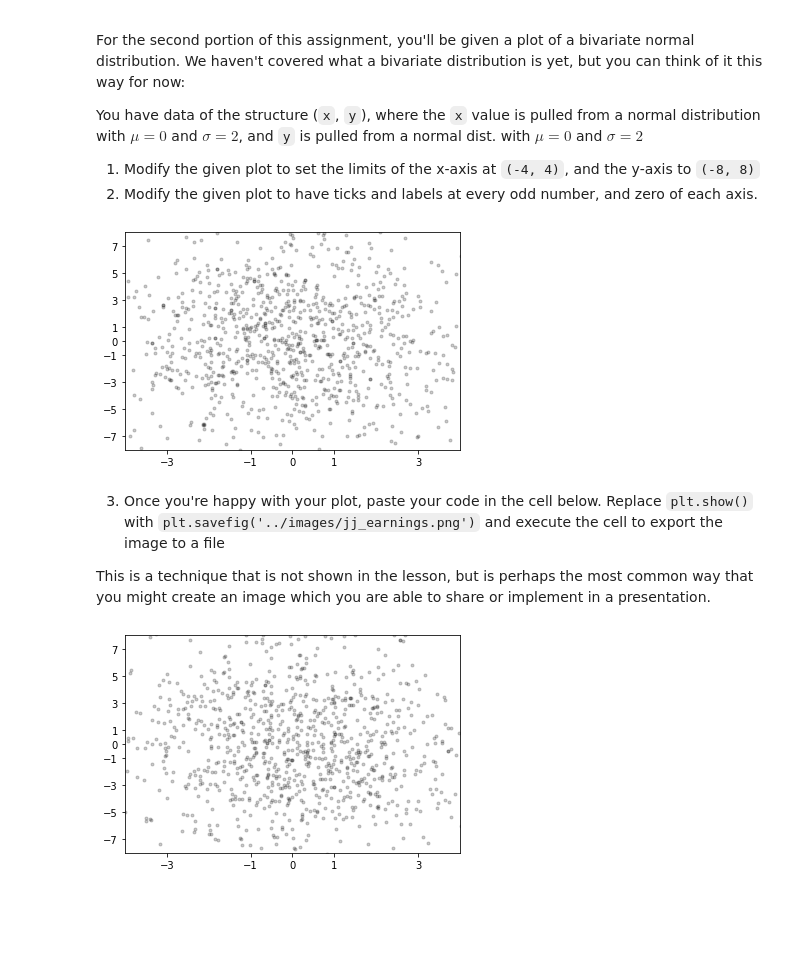
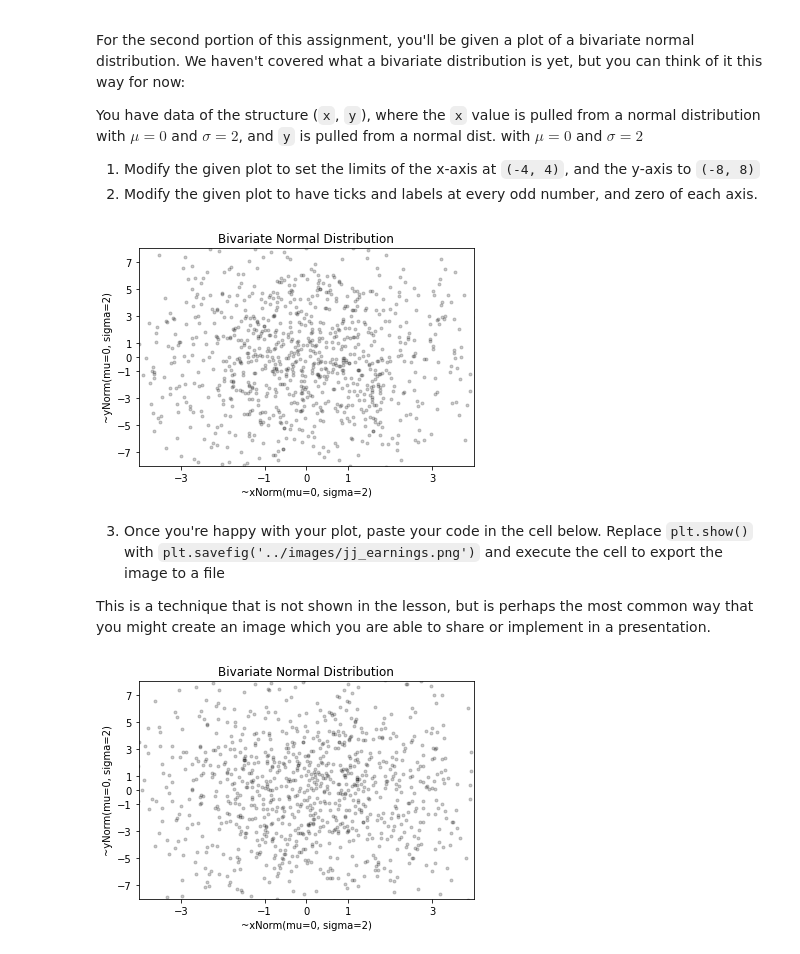
Before and after one commit to venGaza/ds-precourse-axes, a Jupyter notebook: notebooks/axes.ipynb, the cells around one changed output. Drawn from its saved outputs; the diff is of its cells as text; code cells hidden in the pictures; blank space fills up the shorter version.

```diff
--- a/notebooks/axes.ipynb
+++ b/notebooks/axes.ipynb
@@ -102,21 +108,24 @@ You have data of the structure (`x`, `y`), where the `x` value is pulled from a
 # %%
 # Modify this code to alter the axes
 
 import matplotlib.pyplot as plt
 import numpy as np
 
 x = np.random.normal(0, 2, 1000)
 y = np.random.normal(0, 4, 1000)
 plt.plot(x, y, 'ok', markersize=3, alpha=0.2)
 plt.xlim(-4,4)
 plt.ylim(-8,8)
 xlabels = [-3, -1, 0, 1, 3]
 ylabels = [-7, -5, -3, -1, 0, 1, 3, 5, 7]
 plt.xticks(xlabels)
 plt.yticks(ylabels)
+plt.title('Bivariate Normal Distribution')
+plt.xlabel('~xNorm(mu=0, sigma=2)')
+plt.ylabel('~yNorm(mu=0, sigma=2)')
 plt.show()
 # %% [output]
-[figure, old version]
+[figure, new version]
 # %% [markdown]
 3. Once you're happy with your plot, paste your code in the cell below. Replace `plt.show()` with `plt.savefig('../images/jj_earnings.png')` and execute the cell to export the image to a file
 
@@ -132,6 +141,9 @@ xlabels = [-3, -1, 0, 1, 3]
 ylabels = [-7, -5, -3, -1, 0, 1, 3, 5, 7]
 plt.xticks(xlabels)
 plt.yticks(ylabels)
+plt.title('Bivariate Normal Distribution')
+plt.xlabel('~xNorm(mu=0, sigma=2)')
+plt.ylabel('~yNorm(mu=0, sigma=2)')
 plt.savefig('../images/bivariate_norm.png')
 # %% [output]
-[figure, old version]
+[figure, new version]
```
Also changed, not shown: parts of 2 cells of this notebook, 2 other files.
